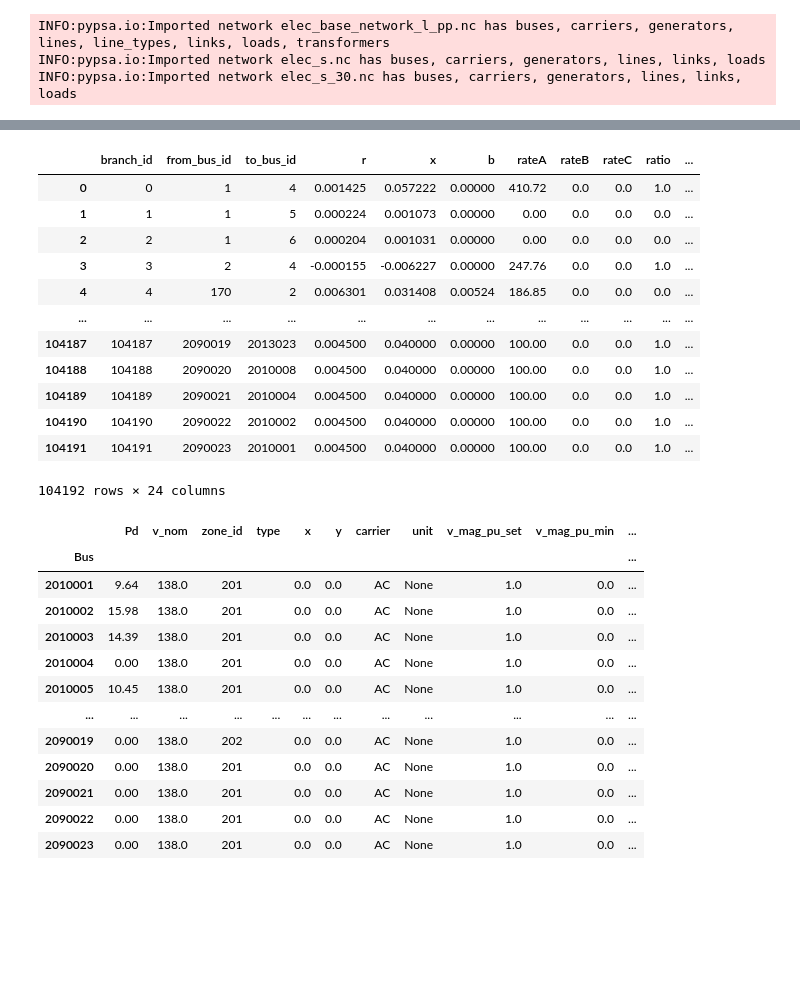
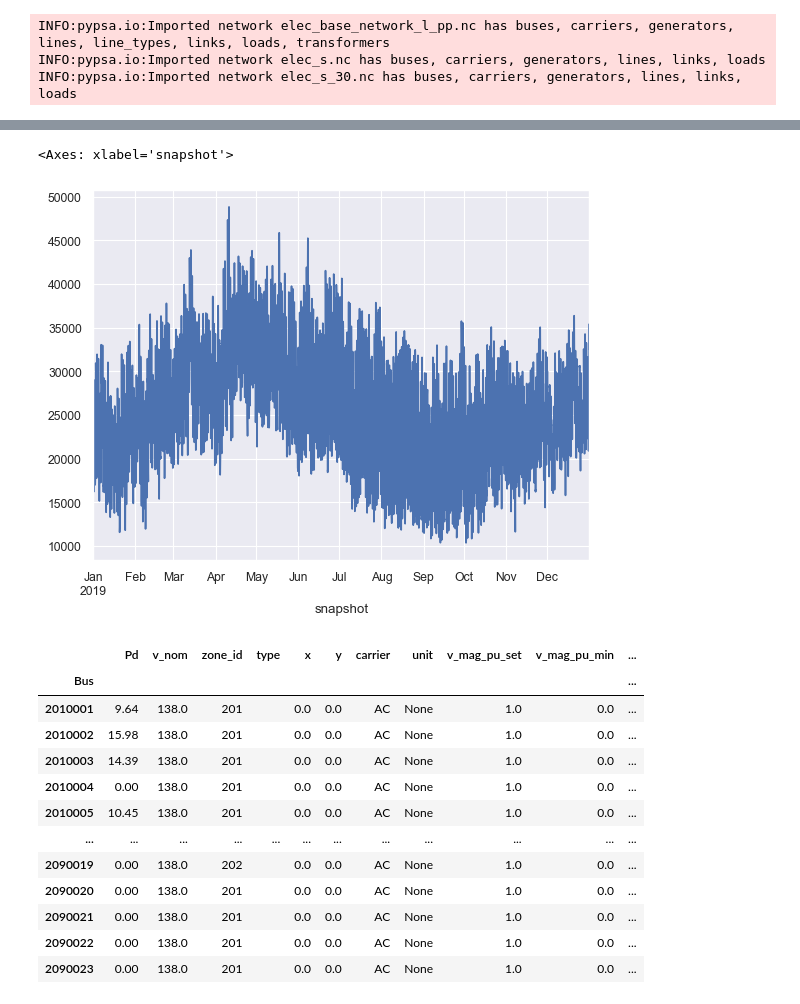
Before and after one commit to PyPSA/pypsa-usa, a Jupyter notebook: workflow/notebooks/Analyze_Networks.ipynb, the cells around one changed output, grey strips where cells are left out. Saved outputs shown, nothing was run; the diff lists cells and outputs as text; code cells hidden in the pictures; blank space fills up the shorter version.

```diff
--- a/workflow/notebooks/Analyze_Networks.ipynb
+++ b/workflow/notebooks/Analyze_Networks.ipynb
@@ -33,24 +43,16 @@ n_western_addelec.buses.balancing_area.unique().shape[0]
+# %%
+ts_gens = n_clustered.generators_t.p_max_pu.columns
+pnom_gens  = n_clustered.generators.loc[ts_gens].p_nom
+dispatch = n_clustered.generators_t.p_max_pu * pnom_gens
+dispatch.sum(axis=1).plot()
+# %% [output]
+<Axes: xlabel='snapshot'>
+[figure, added]
 # %%
 DATA= os.path.join(os.path.dirname(os.getcwd()), 'data')
 bus2sub = pd.read_csv(DATA + '/breakthrough_network/base_grid/bus2sub.csv')
 sub = pd.read_csv(DATA + '/breakthrough_network/base_grid/sub.csv')
 lines = pd.read_csv(DATA + '/breakthrough_network/base_grid/branch.csv')
-# %%
-lines
-# %% [output]
-|  | branch_id | from_bus_id | to_bus_id | r | x | b | rateA | rateB | rateC | ratio | ... |
-| 0 | 0 | 1 | 4 | 0.001425 | 0.057222 | 0.00000 | 410.72 | 0.0 | 0.0 | 1.0 | ... |
-| 1 | 1 | 1 | 5 | 0.000224 | 0.001073 | 0.00000 | 0.00 | 0.0 | 0.0 | 0.0 | ... |
-| 2 | 2 | 1 | 6 | 0.000204 | 0.001031 | 0.00000 | 0.00 | 0.0 | 0.0 | 0.0 | ... |
-| 3 | 3 | 2 | 4 | -0.000155 | -0.006227 | 0.00000 | 247.76 | 0.0 | 0.0 | 1.0 | ... |
-| 4 | 4 | 170 | 2 | 0.006301 | 0.031408 | 0.00524 | 186.85 | 0.0 | 0.0 | 0.0 | ... |
-| ... | ... | ... | ... | ... | ... | ... | ... | ... | ... | ... | ... |
-| 104187 | 104187 | 2090019 | 2013023 | 0.004500 | 0.040000 | 0.00000 | 100.00 | 0.0 | 0.0 | 1.0 | ... |
-| 104188 | 104188 | 2090020 | 2010008 | 0.004500 | 0.040000 | 0.00000 | 100.00 | 0.0 | 0.0 | 1.0 | ... |
-| 104189 | 104189 | 2090021 | 2010004 | 0.004500 | 0.040000 | 0.00000 | 100.00 | 0.0 | 0.0 | 1.0 | ... |
-| 104190 | 104190 | 2090022 | 2010002 | 0.004500 | 0.040000 | 0.00000 | 100.00 | 0.0 | 0.0 | 1.0 | ... |
-| 104191 | 104191 | 2090023 | 2010001 | 0.004500 | 0.040000 | 0.00000 | 100.00 | 0.0 | 0.0 | 1.0 | ... |
-104192 rows × 24 columns
 # %%
 df_full =  n_full.buses
 df_full['bus_id'] = df_full.index.astype(int)
```
Also changed, not shown: parts of 3 cells of this notebook, 1 other file.
